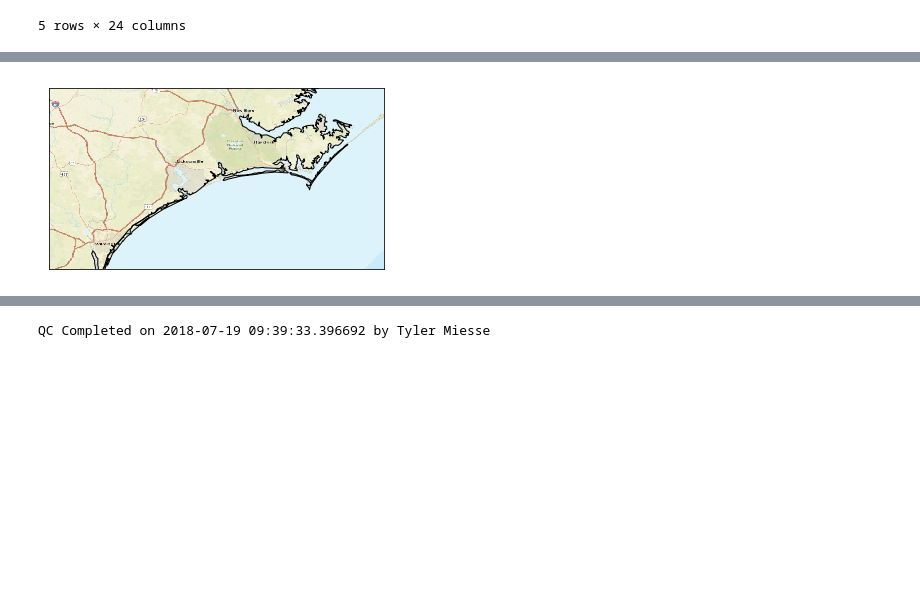
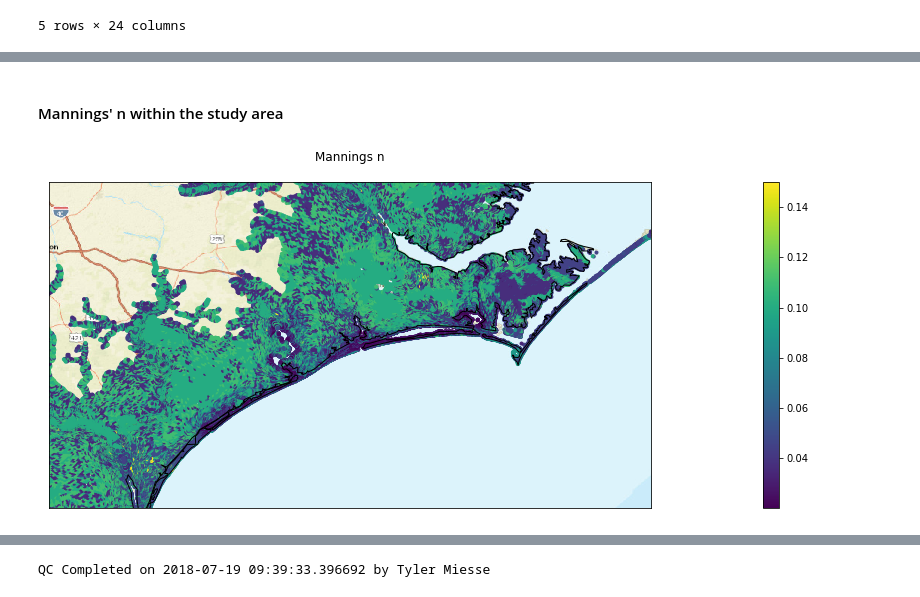
Before and after one commit to slawler/adcirc_prod, a Jupyter notebook: notebooks/ModelQC__v2.ipynb, the cells around one changed output, grey strips where cells are left out. Saved outputs shown, nothing was run; the diff lists cells and outputs as text; code cells hidden in the pictures; blank space fills up the shorter version.

```diff
--- a/notebooks/ModelQC__v2.ipynb
+++ b/notebooks/ModelQC__v2.ipynb
@@ -184,13 +99,0 @@ lat = table_slice['lat'][:]
-# %%
-m = Basemap(projection='cyl',llcrnrlat=34.059,urcrnrlat=35.25,llcrnrlon=281.75,
-            urcrnrlon=283.95,resolution='h', epsg = 4269)
-m.drawcoastlines(color='k')
-#triang = tri.Triangulation(lon,lat,data)
-#plt.tricontourf(triang, data, levels=levels,alpha=0.9,vmin=-1.5, vmax=3, aspect='auto',cmap='jet')
-m.arcgisimage(service='World_Street_Map', xpixels = 800, verbose= False)
-#x,y=m(lon,lat)
-#cs = m.contourf(x,y,data)
-
-plt.show()
-# %% [output]
-[figure, removed]
@@ -196,0 +132,23 @@ plt.show()
+# %% [markdown]
+#### Mannings' n within the study area
+# %%
+nc = nc4.Dataset('mannings.nc','r')
+grp = nc.groups['mannings']
+x = grp.variables['Longitude'][:]
+y = grp.variables['Latitude'][:]
+z = grp.variables['Levels'][:]
+data = grp.variables['Data'][:]
+fig,ax=plt.subplots(figsize=(48,8))
+m = Basemap(projection='cyl',llcrnrlat=34.059,urcrnrlat=35.25,llcrnrlon=-78.25,urcrnrlon=-76.05,resolution='h', epsg = 4269)
+m.drawcoastlines(color='k')
+plt.title('Mannings n\n')
+cmap = matplotlib.cm.get_cmap('viridis')
+normalize = matplotlib.colors.Normalize(vmin=min(data), vmax=max(data))
+colors = [cmap(normalize(value)) for value in data]
+m.arcgisimage(service='World_Street_Map', xpixels=800, verbose= False)
+ax.scatter(x,y,marker = '.', color=colors, zorder=.25)
+cax, _ = matplotlib.colorbar.make_axes(ax)
+cbar = matplotlib.colorbar.ColorbarBase(cax, cmap=cmap, norm=normalize)
+plt.show()
+# %% [output]
+[figure, added]
```
Also changed, not shown: parts of 32 cells of this notebook.
